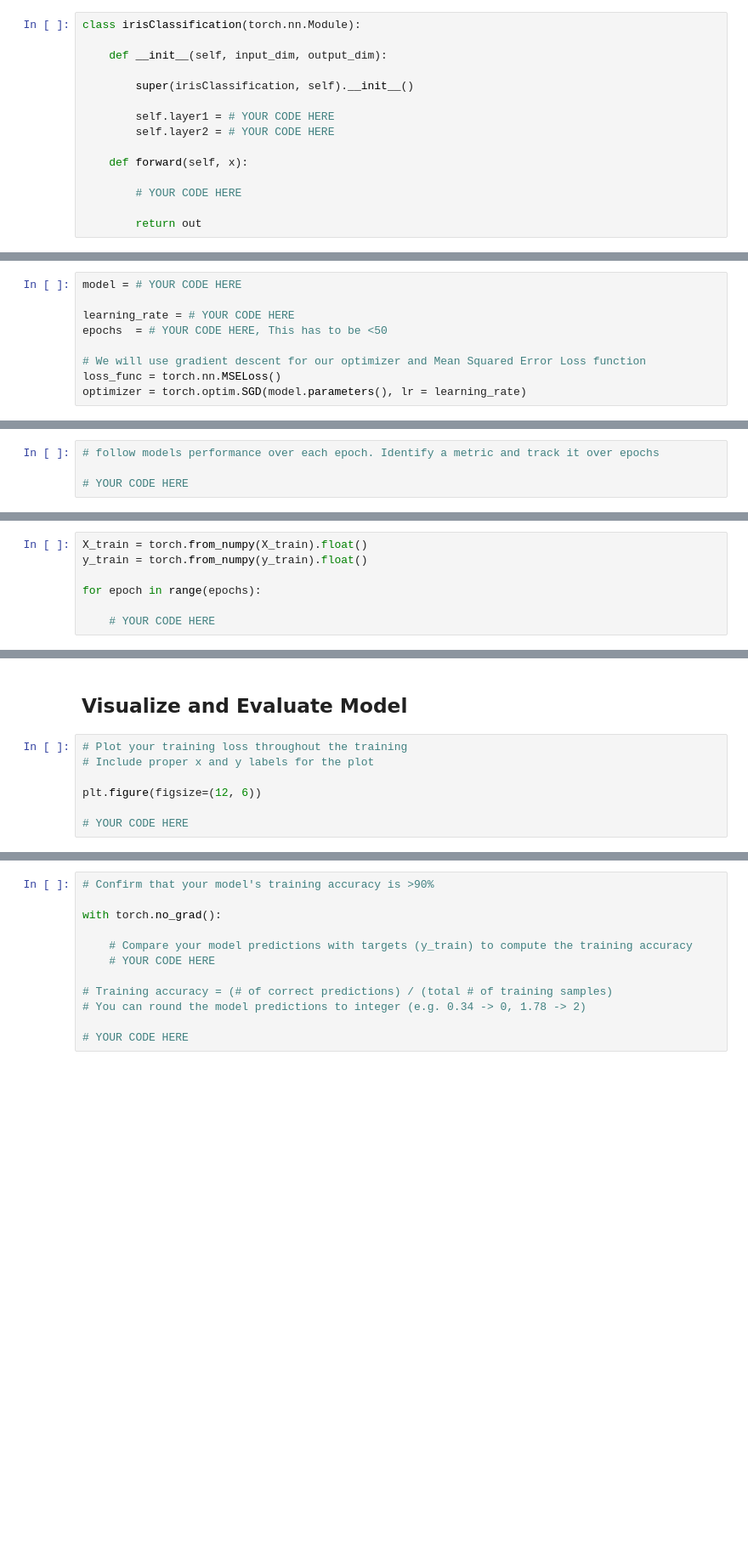
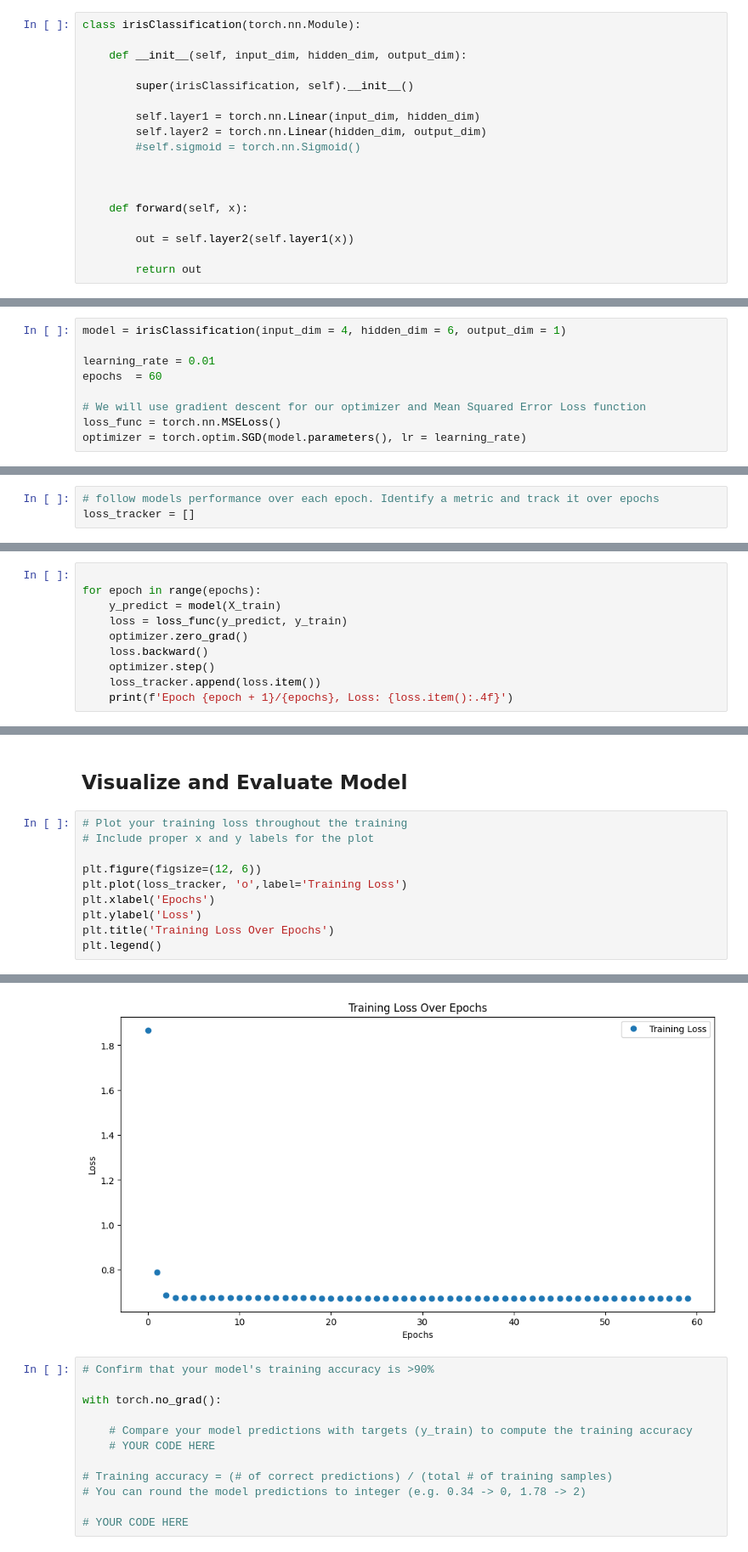
Before and after one commit to ForestTschirhart/PHYS417-SP25, a Jupyter notebook: lab_2/Lab2_Template/Lab2_Template/Lab_2_ForestTschirhart.ipynb, the cells around one changed output, grey strips where cells are left out. Shown at 85% size. Cells and saved outputs as stored; diff of their text form; blank space fills up the shorter version.

```diff
--- a/lab_2/Lab2_Template/Lab2_Template/Lab_2_ForestTschirhart.ipynb
+++ b/lab_2/Lab2_Template/Lab2_Template/Lab_2_ForestTschirhart.ipynb
@@ -105,25 +107,28 @@ ax2.legend()
 # %%
 class irisClassification(torch.nn.Module):
 
-    def __init__(self, input_dim, output_dim):
+    def __init__(self, input_dim, hidden_dim, output_dim):
 
         super(irisClassification, self).__init__()
 
-        self.layer1 = # YOUR CODE HERE
-        self.layer2 = # YOUR CODE HERE
+        self.layer1 = torch.nn.Linear(input_dim, hidden_dim)
+        self.layer2 = torch.nn.Linear(hidden_dim, output_dim)
+        #self.sigmoid = torch.nn.Sigmoid()
+
+
 
     def forward(self, x):
 
-        # YOUR CODE HERE
+        out = self.layer2(self.layer1(x))
 
         return out
 # %% [markdown]
 ## Define Hyperparameters
 # %%
-model = # YOUR CODE HERE
+model = irisClassification(input_dim = 4, hidden_dim = 6, output_dim = 1)
 
-learning_rate = # YOUR CODE HERE
-epochs  = # YOUR CODE HERE, This has to be <50
+learning_rate = 0.01
+epochs  = 60
 
 # We will use gradient descent for our optimizer and Mean Squared Error Loss function
 loss_func = torch.nn.MSELoss()
@@ -132,14 +137,16 @@ optimizer = torch.optim.SGD(model.parameters(), lr = learning_rate)
 ## Identify Tracked Values
 # %%
 # follow models performance over each epoch. Identify a metric and track it over epochs
-
-# YOUR CODE HERE
+loss_tracker = []
 # %% [markdown]
 ## Train Model
 # %%
-X_train = torch.from_numpy(X_train).float()
-y_train = torch.from_numpy(y_train).float()
 
 for epoch in range(epochs):
-
-    # YOUR CODE HERE
+    y_predict = model(X_train)
+    loss = loss_func(y_predict, y_train)
+    optimizer.zero_grad()
+    loss.backward()
+    optimizer.step()
+    loss_tracker.append(loss.item())
+    print(f'Epoch {epoch + 1}/{epochs}, Loss: {loss.item():.4f}')
@@ -150,5 +175,9 @@ for epoch in range(epochs):
 # Include proper x and y labels for the plot
 
 plt.figure(figsize=(12, 6))
-
-# YOUR CODE HERE
+plt.plot(loss_tracker, 'o',label='Training Loss')
+plt.xlabel('Epochs')
+plt.ylabel('Loss')
+plt.title('Training Loss Over Epochs')
+plt.legend()
+# %% [output]
@@ -155,3 +185,4 @@ plt.figure(figsize=(12, 6))
+[figure, added]
 # %%
 # Confirm that your model's training accuracy is >90%
 
```
Also changed, not shown: parts of 3 cells of this notebook, 2 other files.
